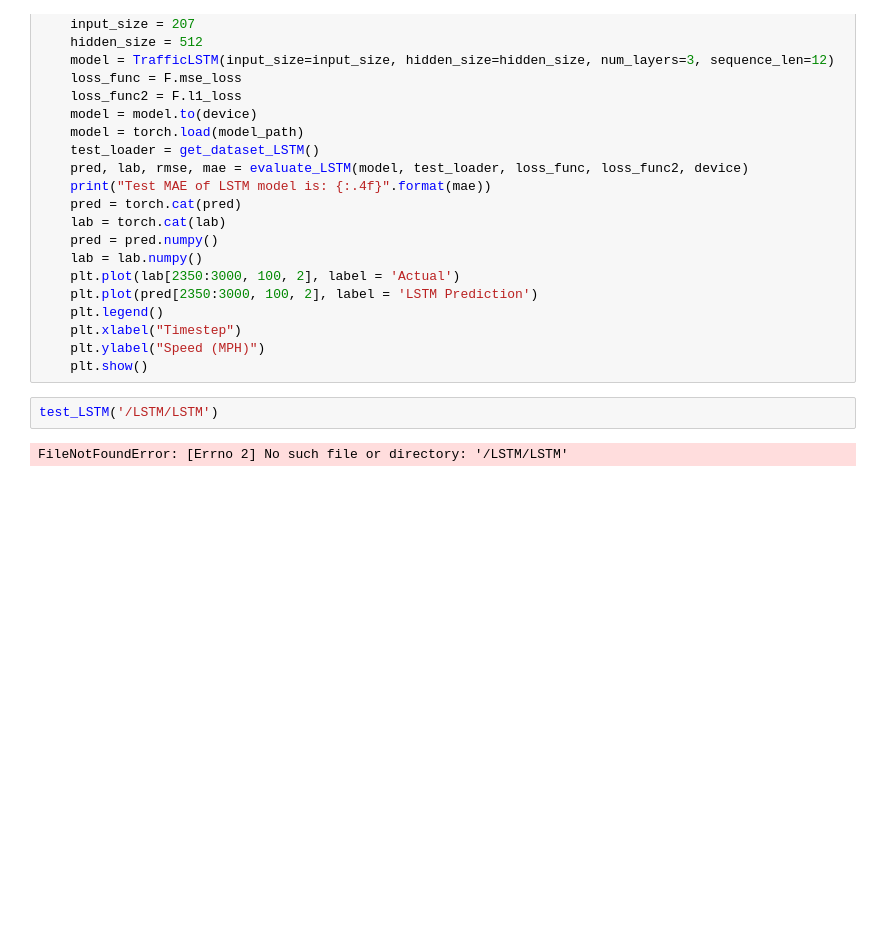
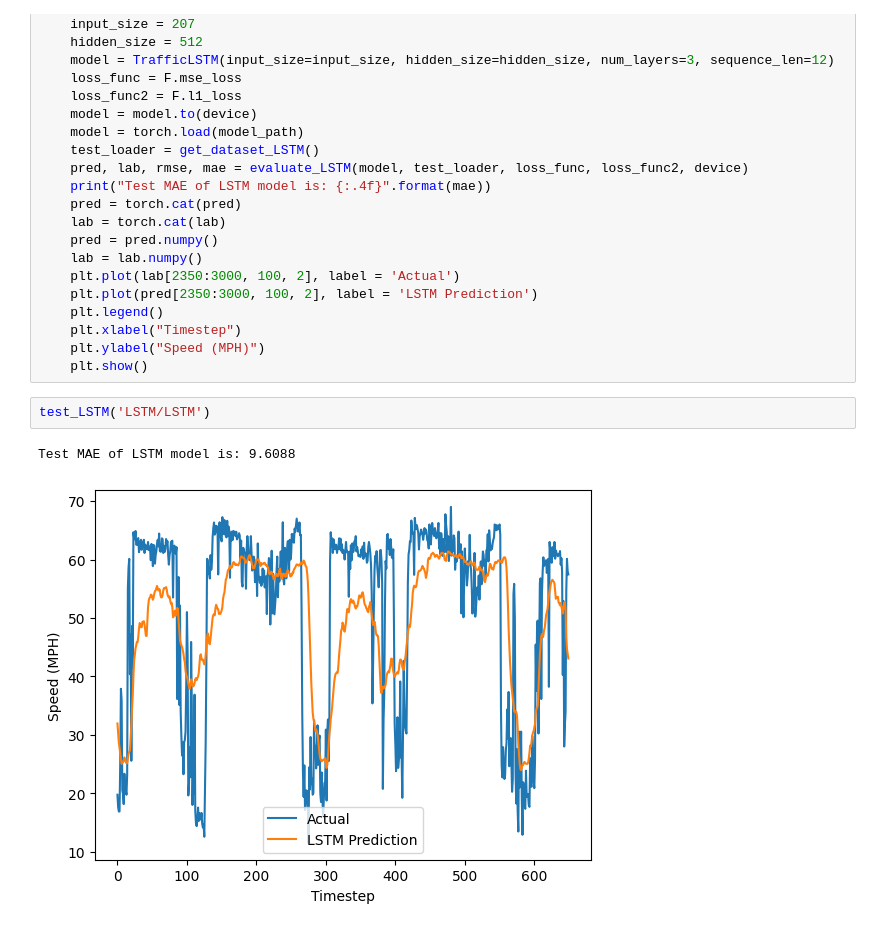
Before and after one commit to kedarghule/Spatio-Temporal-Network-Forecasting, a Jupyter notebook: test.ipynb, the cells around one changed output. Cells and saved outputs as stored; diff of their text form; blank space fills up the shorter version.

Commit message:
Reuploaded test with LSTM, DCRNN output

```diff
--- a/test.ipynb
+++ b/test.ipynb
@@ -275,6 +276,7 @@ def test_LSTM(model_path):
     plt.ylabel("Speed (MPH)")
     plt.show()
 # %%
-test_LSTM('/LSTM/LSTM')
+test_LSTM('LSTM/LSTM')
 # %% [output]
-FileNotFoundError: [Errno 2] No such file or directory: '/LSTM/LSTM'
+Test MAE of LSTM model is: 9.6088
+[figure, added]
```
Also changed, not shown: parts of 2 cells of this notebook.
